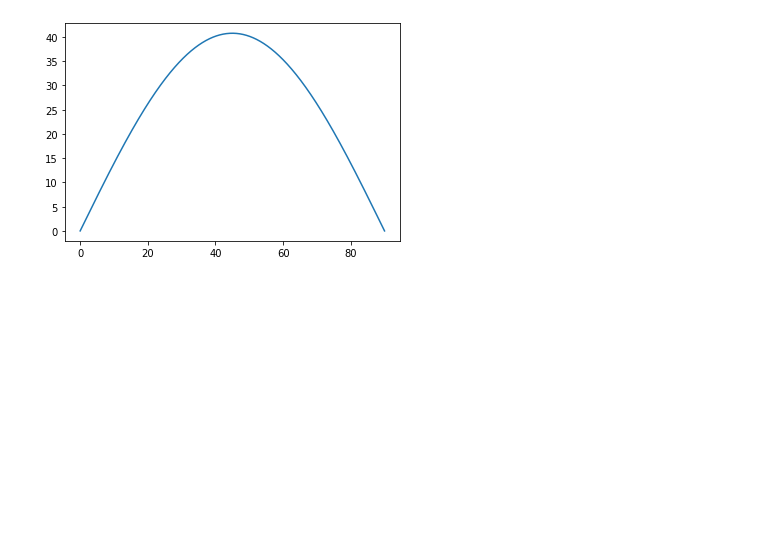
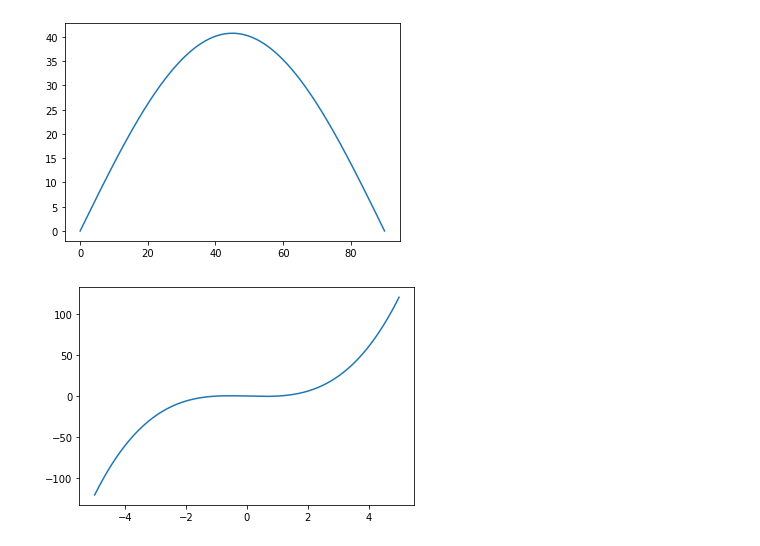
Before and after one commit to sergiovasquez122/Mathematics-for-programmers, a Jupyter notebook: chapter12.ipynb, the cells around one changed output. Drawn from its saved outputs; the diff is of its cells as text; code cells hidden in the pictures; blank space fills up the shorter version.

```diff
--- a/chapter12.ipynb
+++ b/chapter12.ipynb
@@ -122,3 +122,7 @@ def r(theta):
 plot_function(r,0,90)
 # %% [output]
 [figure]
+# %%
+plot_function(lambda x : x**3 - x, -5, 5)
+# %% [output]
+[figure, added]
```
